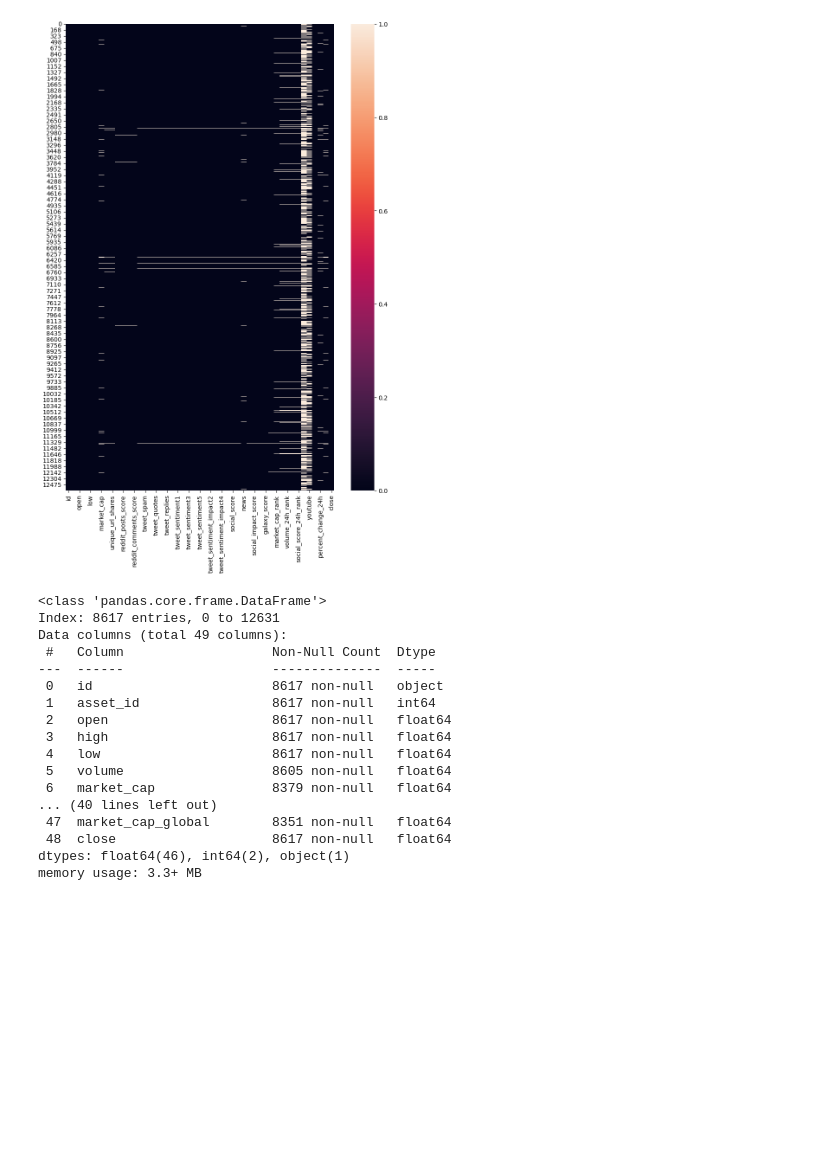
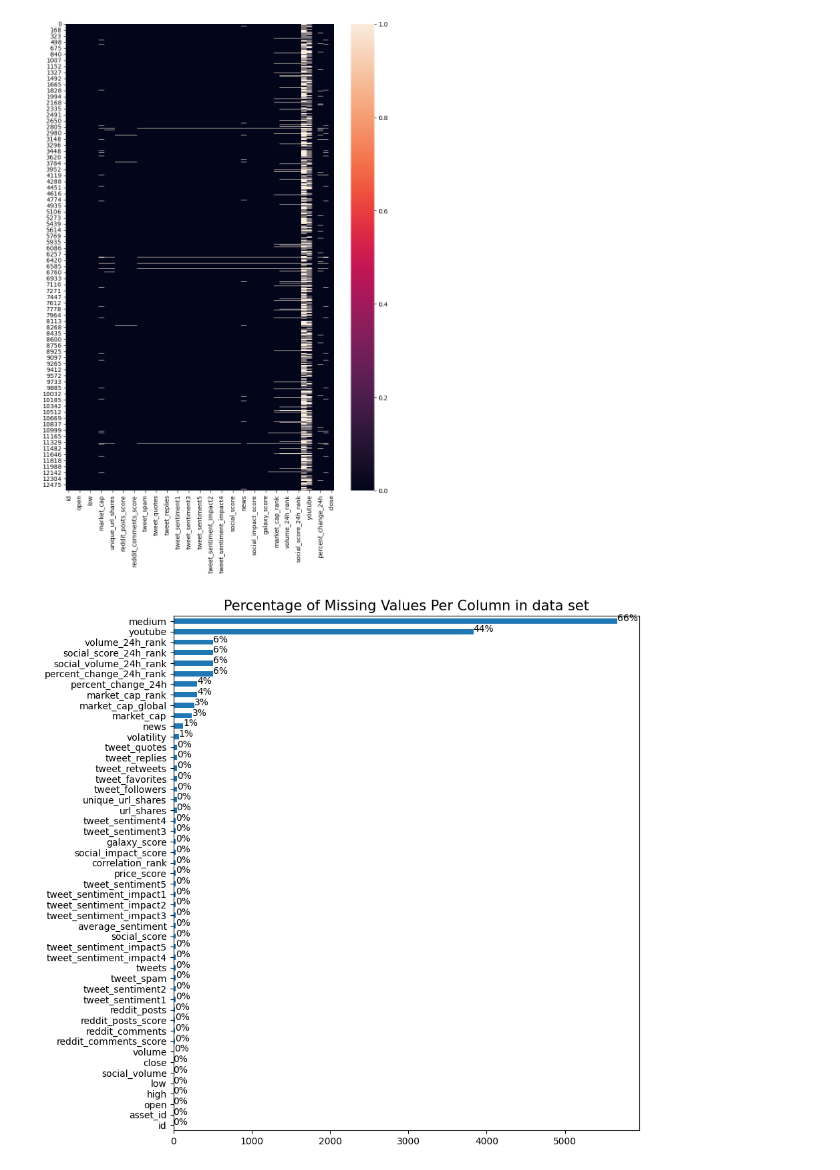
Before and after one commit to 202422/Cryptocurrency-Closing-Price-Prediction, a Jupyter notebook: Notebooks/Raw_data_exploration_cleaning.ipynb, the cells around one changed output. Saved outputs shown, nothing was run; the diff lists cells and outputs as text; code cells hidden in the pictures; blank space fills up the shorter version.

Commit message:
handling missing values

```diff
--- a/Notebooks/Raw_data_exploration_cleaning.ipynb
+++ b/Notebooks/Raw_data_exploration_cleaning.ipynb
@@ -93,23 +95,15 @@ sns.heatmap(df2.isna())
 # %% [output]
 <Axes: >
 [figure]
-# %%
-df2.info()
-# %% [output]
-<class 'pandas.core.frame.DataFrame'>
-Index: 8617 entries, 0 to 12631
-Data columns (total 49 columns):
- #   Column                   Non-Null Count  Dtype
----  ------                   --------------  -----
- 0   id                       8617 non-null   object
- 1   asset_id                 8617 non-null   int64
- 2   open                     8617 non-null   float64
- 3   high                     8617 non-null   float64
- 4   low                      8617 non-null   float64
- 5   volume                   8605 non-null   float64
- 6   market_cap               8379 non-null   float64
-... (40 lines left out)
- 47  market_cap_global        8351 non-null   float64
- 48  close                    8617 non-null   float64
-dtypes: float64(46), int64(2), object(1)
-memory usage: 3.3+ MB
+# %%
+# Check if there any missing values in train set
+ax = df2.isna().sum().sort_values().plot(kind = 'barh', figsize = (9, 10))
+plt.title('Percentage of Missing Values Per Column in data set', fontdict={'size':15})
+for p in ax.patches:
+    percentage ='{:,.0f}%'.format((p.get_width()/df2.shape[0])*100)
+    width, height =p.get_width(),p.get_height()
+    x=p.get_x()+width+0.02
+    y=p.get_y()+height/2
+    ax.annotate(percentage,(x,y))
+# %% [output]
+[figure, added]
```
Also changed, not shown: parts of 2 cells of this notebook.
